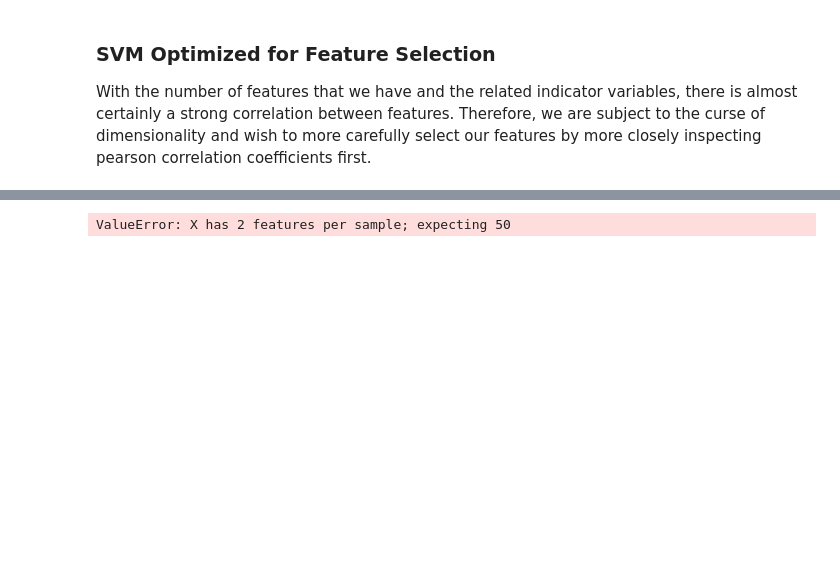
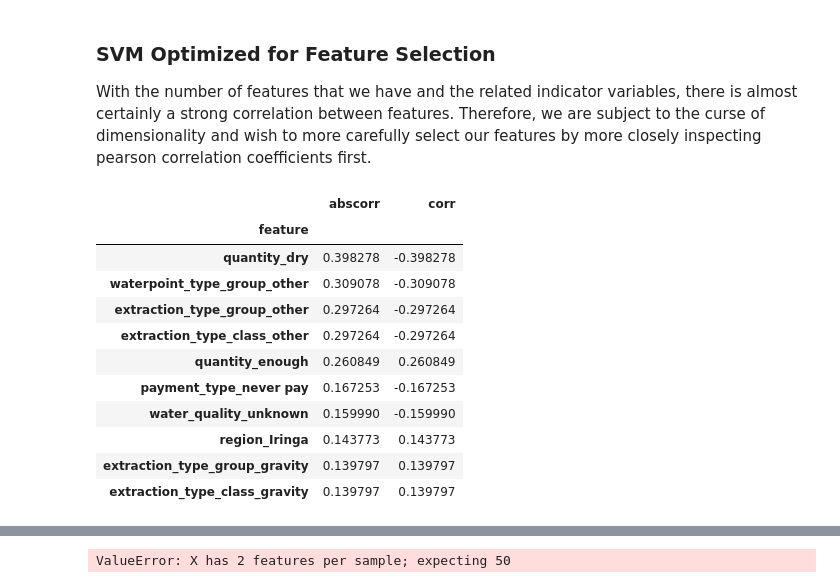
Before and after one commit to lhz1029/WellWatchers, a Jupyter notebook: Data_Exploration_and_Models_Cindy.ipynb, the cells around one changed output, grey strips where cells are left out. Cells and saved outputs as stored; diff of their text form; code cells hidden in the pictures; blank space fills up the shorter version.

```diff
--- a/Data_Exploration_and_Models_Cindy.ipynb
+++ b/Data_Exploration_and_Models_Cindy.ipynb
@@ -514,0 +591,4 @@ df_lab_change = df_formatted.replace({'status_group': status_dict})
+# %%
+# create dictionary that maps each of the statuses to a number for future interpretation purposes
+status_dict = {'non functional': 0, 'functional needs repair': 0.5, 'functional': 1}
+status_dict2 = {'non functional': 0, 'functional needs repair': 1, 'functional': 2}
@@ -514,0 +599,28 @@ df_lab_change = df_formatted.replace({'status_group': status_dict})
+# %%
+from scipy.stats.stats import pearsonr
+# get correlation coefficients for each of the features
+correlations=[]
+dftousetrain=df_formatted[mask]
+lab_compare=df_formatted[mask].replace({'status_group': status_dict2}, inplace=False)['status_group']
+for col in lcols:
+    r=pearsonr(dftousetrain[col], lab_compare)[0]
+    correlations.append(dict(feature=col,corr=r, abscorr=np.abs(r)))
+
+# sort correlations and place the most correlated/anti-correlated in a new list of columns to use
+bpdf2=pd.DataFrame(correlations).sort('abscorr', ascending=False)
+bpdf2.set_index(['feature'], inplace=True)
+newlcols2 = list(bpdf2.head(50).index.get_values())
+bpdf2.head(10)
+# %% [output]
+|  | abscorr | corr |
+| feature |  |  |
+| quantity_dry | 0.398278 | -0.398278 |
+| waterpoint_type_group_other | 0.309078 | -0.309078 |
+| extraction_type_group_other | 0.297264 | -0.297264 |
+| extraction_type_class_other | 0.297264 | -0.297264 |
+| quantity_enough | 0.260849 | 0.260849 |
+| payment_type_never pay | 0.167253 | -0.167253 |
+| water_quality_unknown | 0.159990 | -0.159990 |
+| region_Iringa | 0.143773 | 0.143773 |
+| extraction_type_group_gravity | 0.139797 | 0.139797 |
+| extraction_type_class_gravity | 0.139797 | 0.139797 |
```
Also changed, not shown: parts of 44 cells of this notebook.
